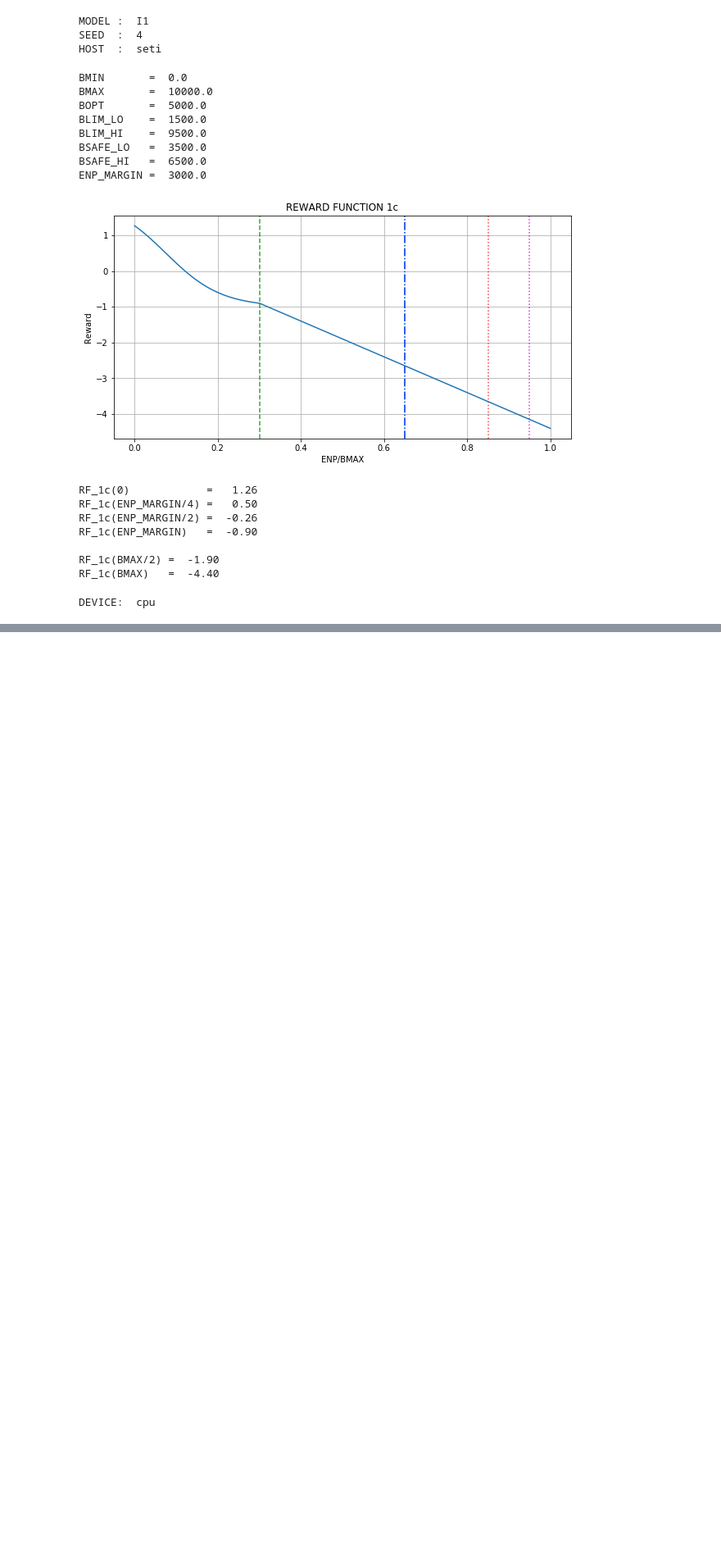
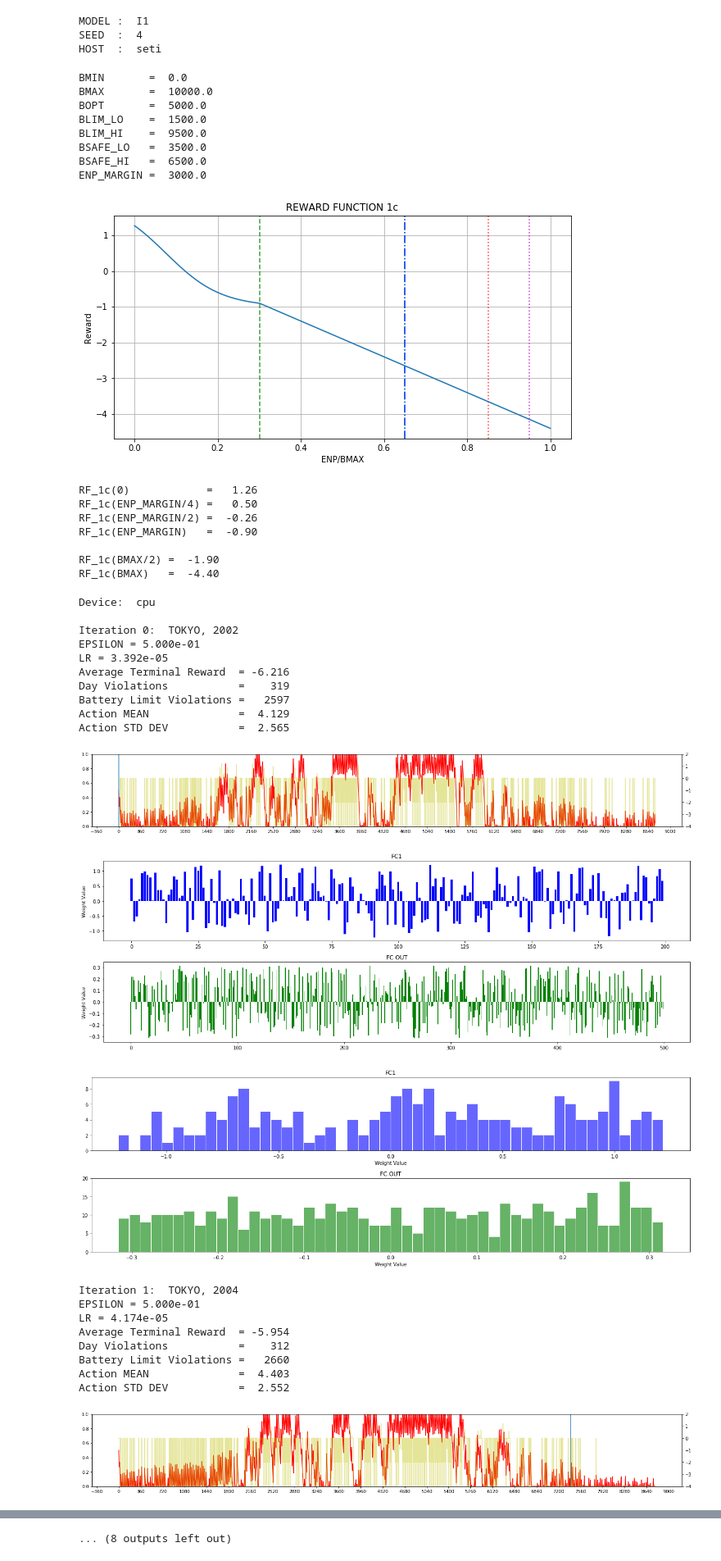
Before and after one commit to 5mali/no_spark, a Jupyter notebook: I1_4.ipynb, the cells around one changed output, grey strips where cells are left out. Shown: that part at 82% size. Saved outputs shown, nothing was run; the diff lists cells and outputs as text; code cells hidden in the pictures; blank space fills up the shorter version.

```diff
--- a/I1_4.ipynb
+++ b/I1_4.ipynb
@@ -601,11 +601,8 @@ RF_1c(ENP_MARGIN)   =  -0.90
 RF_1c(BMAX/2) =  -1.90
 RF_1c(BMAX)   =  -4.40
 # %%
-print('DEVICE: ', dqn.device)
 #TRAINING STARTS
 tic = datetime.now()
-# %% [output]
-DEVICE:  cpu
 # %%
 #TRAIN
 dqn = DQN()
@@ -749,7 +746,7 @@ for iteration in range(NO_OF_ITERATIONS):
     ax1.bar(xaxis, oldfc1,  color='b', alpha = 0.5)
     ax1.bar(xaxis, newfc1,  color='b', alpha = 1.0)
     ax1.set_title("FC1")
-    ax1.set_ylim([-4,4])
+#     ax1.set_ylim([-4,4])
     ax1.set_ylabel("Weight Value")
 
     axO = fig.add_subplot(212)
@@ -759,7 +756,7 @@ for iteration in range(NO_OF_ITERATIONS):
     axO.bar(xaxis, oldout,  color='g', alpha = 0.5)
     axO.bar(xaxis, newout,  color='g', alpha = 1.0)
     axO.set_title("FC OUT")
-    axO.set_ylim([-4,4])
+#     axO.set_ylim([-4,4])
     axO.set_ylabel("Weight Value")
 
     fig.tight_layout()
@@ -769,34 +766,57 @@ for iteration in range(NO_OF_ITERATIONS):
     # PLOT HISTOGRAM OF WEIGHTS
     fig = plt.figure(figsize=(18,6))
 
     ax1 = fig.add_subplot(211)
     newfc1 = dqn.eval_net.fc1.weight.data.cpu().numpy().flatten()
     xaxis = np.arange(0,newfc1.shape[0])
-    ax1.hist(old2fc1, density = False, bins=HIDDEN_LAYER, rwidth=0.95, color='b' , alpha = 0.1 )
-    ax1.hist(oldfc1,  density = False, bins=HIDDEN_LAYER, rwidth=0.95, color='b' , alpha = 0.3 )
+#     ax1.hist(old2fc1, density = False, bins=HIDDEN_LAYER, rwidth=0.95, color='b' , alpha = 0.1 )
+#     ax1.hist(oldfc1,  density = False, bins=HIDDEN_LAYER, rwidth=0.95, color='b' , alpha = 0.3 )
     ax1.hist(newfc1,  density = False, bins=HIDDEN_LAYER, rwidth=0.95, color='b' , alpha = 0.6 )
     ax1.set_title("FC1")
     ax1.set_xlabel("Weight Value")
 
 
     axO = fig.add_subplot(212)
     newout = dqn.eval_net.fc_out.weight.data.cpu().numpy().flatten()
     xaxis = np.arange(0,newout.shape[0])
-    axO.hist(old2out, density = False, bins=HIDDEN_LAYER, rwidth=0.95, color='g' , alpha = 0.1)
-    axO.hist(oldout,  density = False, bins=HIDDEN_LAYER, rwidth=0.95, color='g' , alpha = 0.3)
+#     axO.hist(old2out, density = False, bins=HIDDEN_LAYER, rwidth=0.95, color='g' , alpha = 0.1)
+#     axO.hist(oldout,  density = False, bins=HIDDEN_LAYER, rwidth=0.95, color='g' , alpha = 0.3)
     axO.hist(newout,  density = False, bins=HIDDEN_LAYER, rwidth=0.95, color='g' , alpha = 0.6)
     axO.set_title("FC OUT")
     axO.set_xlabel("Weight Value")
 
 
     fig.tight_layout()
     plt.show()
 # #################################################################
 
     old2fc1 = oldfc1
     oldfc1 = newfc1
 
     old2out = oldout
     oldout = newout
 
     # End of training
+# %% [output]
+Device:  cpu
+
+Iteration 0:  TOKYO, 2002
+EPSILON = 5.000e-01
+LR = 3.392e-05
+Average Terminal Reward  = -6.216
+Day Violations           =    319
+Battery Limit Violations =   2597
+Action MEAN              =  4.129
+Action STD DEV           =  2.565
+[figure, added]
+[figure, added]
+[figure, added]
+Iteration 1:  TOKYO, 2004
+EPSILON = 5.000e-01
+LR = 4.174e-05
+Average Terminal Reward  = -5.954
+Day Violations           =    312
+Battery Limit Violations =   2660
+Action MEAN              =  4.403
+Action STD DEV           =  2.552
+[figure, added]
@@ -803,3 +836,4 @@ for iteration in range(NO_OF_ITERATIONS):
+... (8 outputs left out)
 # %%
 print('Train time: {}\n'.format(datetime.now() - tic))
 torch.save(dqn.eval_net.state_dict(), './models/'+ 'demo_' + MODELNAME)
```
Also changed, not shown: parts of 7 cells of this notebook, 2 other files.
